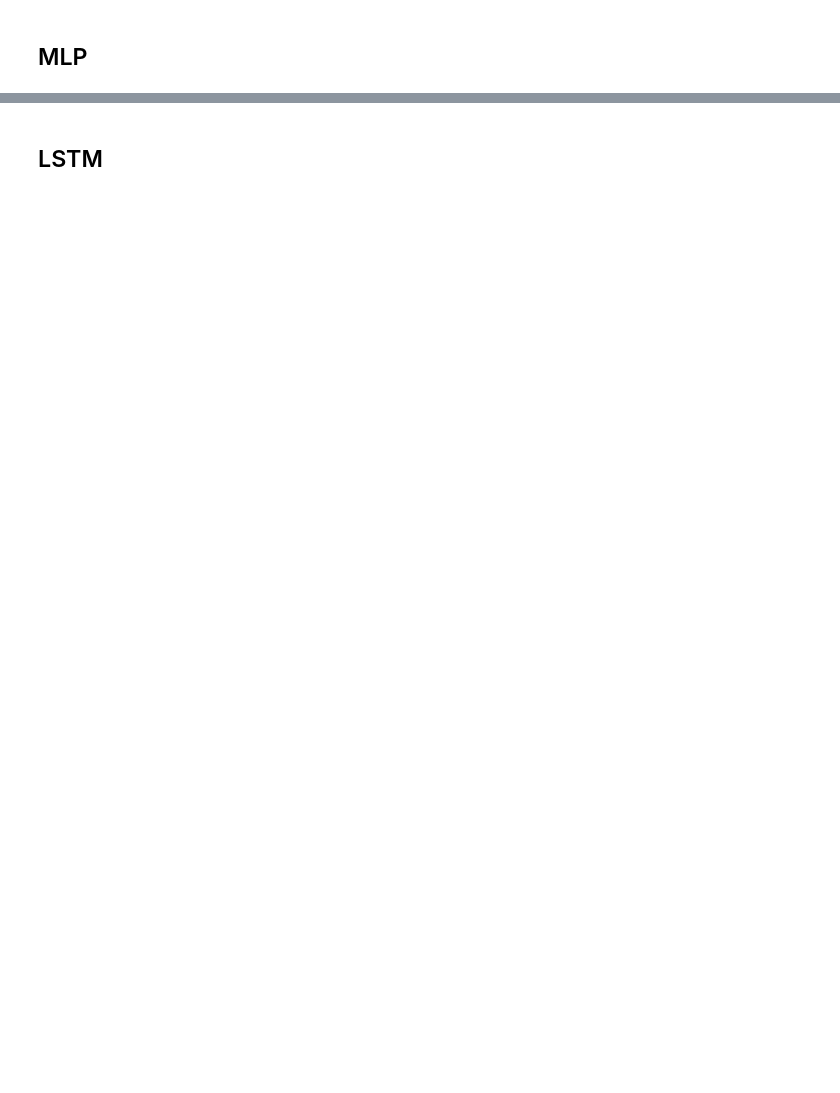
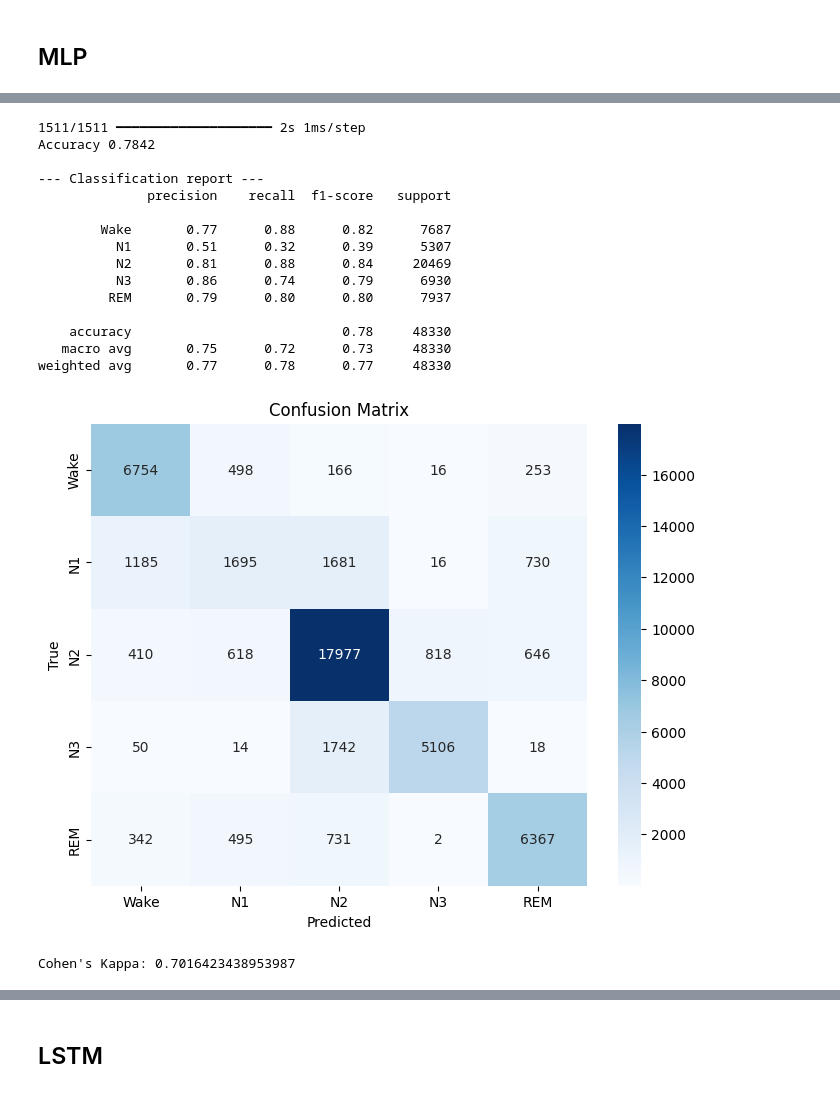
Before and after one commit to CarmenTheodoraCraciun/Sleep-Quality-Based-EEG-Signals, a Jupyter notebook: Testing.ipynb, the cells around one changed output, grey strips where cells are left out. Cells and saved outputs as stored; diff of their text form; code cells hidden in the pictures; blank space fills up the shorter version.

```diff
--- a/Testing.ipynb
+++ b/Testing.ipynb
@@ -259,11 +225,2 @@ weighted avg       0.73      0.74      0.73     48330
 # %% [markdown]
 ## Logistic Regression
-# %%
-lr_model = joblib.load(model_paths['LogisticRegession'])
-
-y_proba_test = lr_model.predict_proba(X_test_scaled)
-
-y_pred_test_lr = lr_model.predict(X_test_scaled)
-
-acc, kappa = evaluate_model(y_test, y_pred_test_lr)
-result_vals['LR']= [acc, kappa]
@@ -286,0 +227,15 @@ weighted avg       0.74      0.72      0.73     48330
+# %%
+mask = (results['name'] == 'LR')
+lr_model = joblib.load(results.loc[mask,'path'].values[0])
+# Predict calibrated probabilities
+y_proba_lr = lr_model.predict_proba(X_test_scaled)
+# Predict final class
+y_pred_test_lr = lr_model.predict(X_test_scaled)
+# utils.evaluate_model(y_test, y_pred_test_lr)
+results.loc[mask,'test_acc'], results.loc[mask,'test_kappa'] = utils.evaluate_model(y_test, y_pred_test_lr)
+
+# Compute ROC
+fpr, tpr, roc_auc = compute_roc_df(y_test, y_proba_lr)
+results.loc[mask, "roc_fpr"] = [fpr]
+results.loc[mask, "roc_tpr"] = [tpr]
+results.loc[mask, "roc_auc"] = [roc_auc]
@@ -314,0 +261,38 @@ weighted avg       0.77      0.78      0.77     48330
+# %%
+mask = (results['name'] == 'MLP')
+mlp_model = load_model(results.loc[mask,'path'].values[0])
+y_proba_mlp = mlp_model.predict(X_test)
+y_pred_mlp = y_proba_mlp.argmax(axis=1)
+# utils.evaluate_model(y_test, y_pred_mlp)
+results.loc[mask,'test_acc'], results.loc[mask,'test_kappa'] = utils.evaluate_model(y_test, y_pred_mlp)
+
+# Compute ROC
+fpr, tpr, roc_auc = compute_roc_df(y_test, y_proba_mlp)
+results.loc[mask, "roc_fpr"] = [fpr]
+results.loc[mask, "roc_tpr"] = [tpr]
+results.loc[mask, "roc_auc"] = [roc_auc]
+
+plot_model(
+    mlp_model,
+    to_file="architecture_mlp.png",
+    show_shapes=True,
+    show_layer_names=True
+)
+# %% [output]
+1511/1511 ━━━━━━━━━━━━━━━━━━━━ 2s 1ms/step
+Accuracy 0.7842
+
+--- Classification report ---
+              precision    recall  f1-score   support
+
+        Wake       0.77      0.88      0.82      7687
+          N1       0.51      0.32      0.39      5307
+          N2       0.81      0.88      0.84     20469
+          N3       0.86      0.74      0.79      6930
+         REM       0.79      0.80      0.80      7937
+
+    accuracy                           0.78     48330
+   macro avg       0.75      0.72      0.73     48330
+weighted avg       0.77      0.78      0.77     48330
+[figure, added]
+Cohen's Kappa: 0.7016423438953987
```
Also changed, not shown: parts of 46 cells of this notebook, 21 other files.
